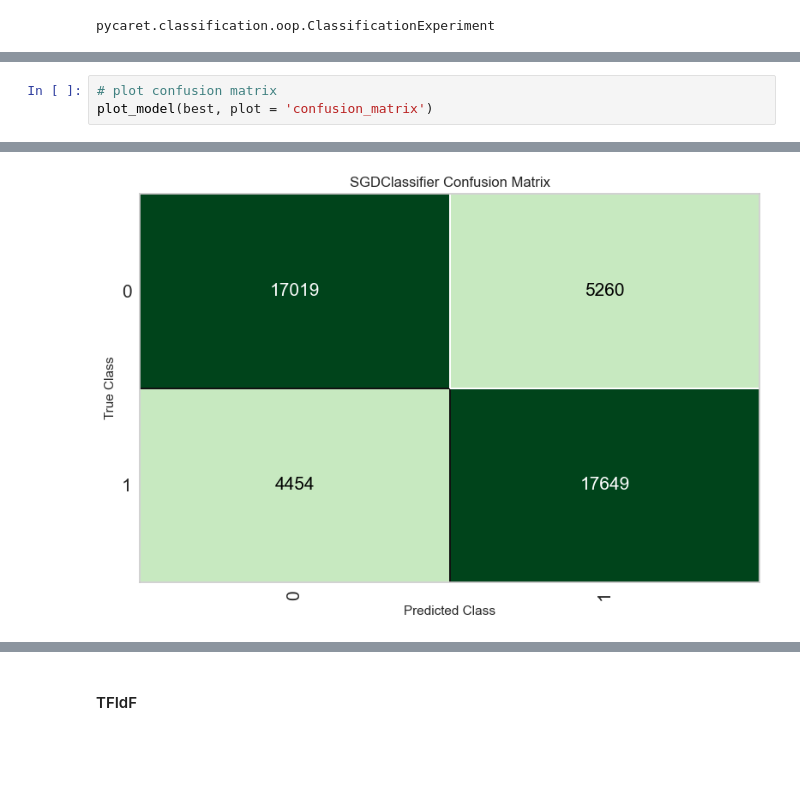
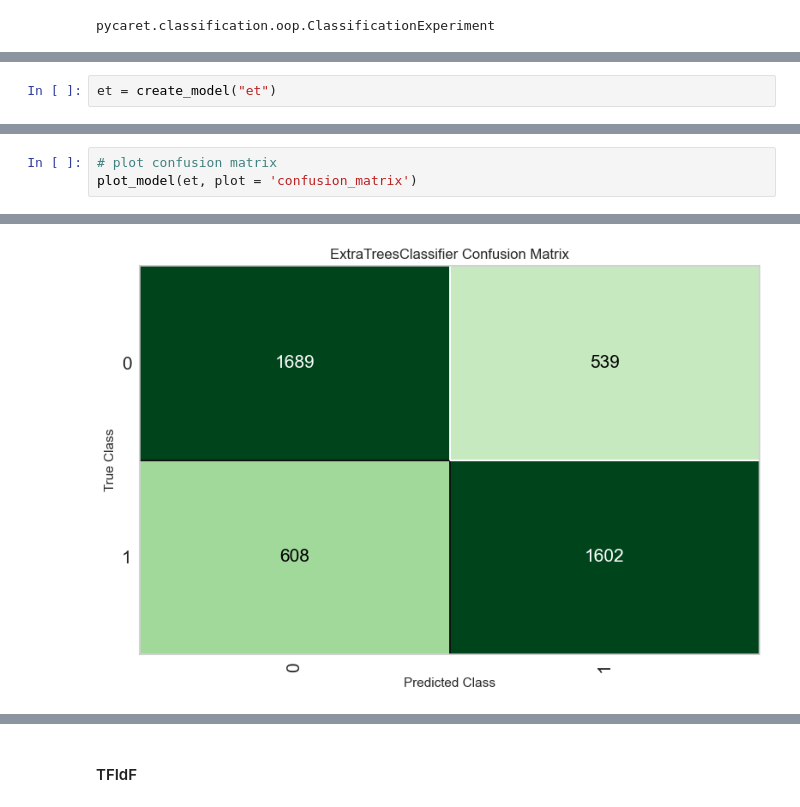
Before and after one commit to cecile-aie/oc_aiep7, a Jupyter notebook: P7_approche_classique.ipynb, the cells around one changed output, grey strips where cells are left out. Drawn from its saved outputs; the diff is of its cells as text; blank space fills up the shorter version.

```diff
--- a/P7_approche_classique.ipynb
+++ b/P7_approche_classique.ipynb
@@ -104,0 +121,2 @@ best = compare_models()
+# %%
+et = create_model("et")
@@ -105,6 +140,6 @@ best = compare_models()
 # %%
 # plot confusion matrix
-plot_model(best, plot = 'confusion_matrix')
+plot_model(et, plot = 'confusion_matrix')
 # %% [output]
 [interactive output not drawn]
-[figure, old version]
+[figure, new version]
```
Also changed, not shown: parts of 24 cells of this notebook, 1 other file.
